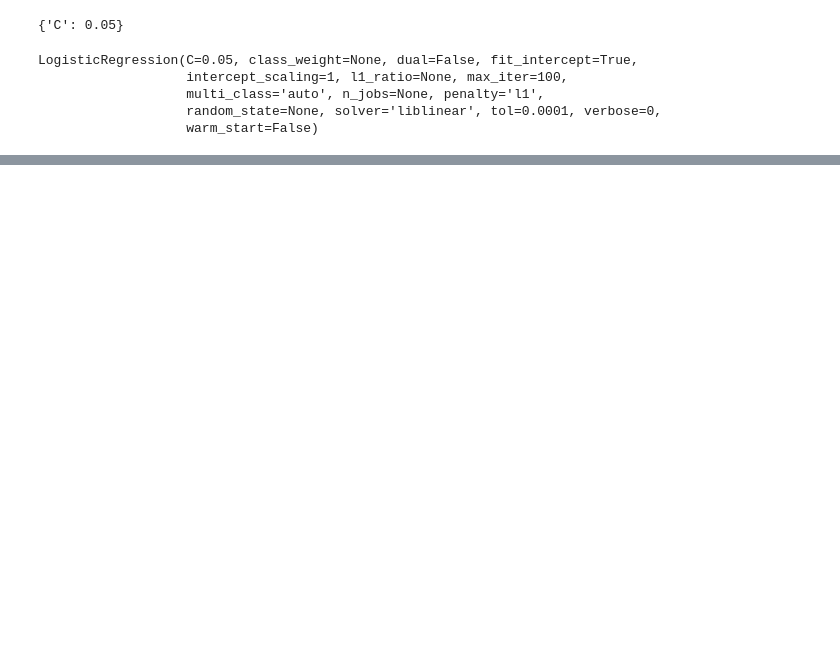
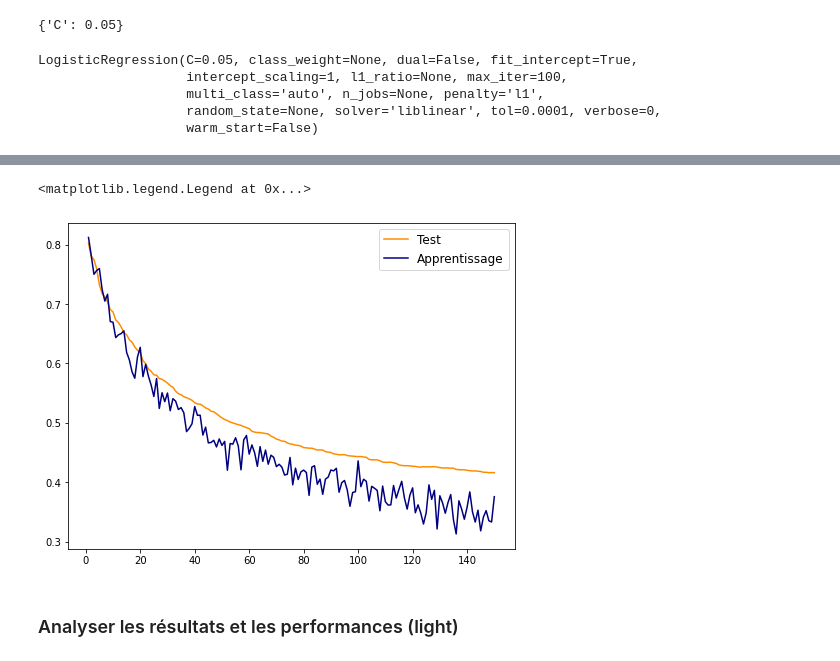
Before and after one commit to wil0u/python-formation-3, a Jupyter notebook: notebooks/TP_MLPython_ModelesPredictifChurn-Corrige.ipynb, the cells around one changed output, grey strips where cells are left out. Drawn from its saved outputs; the diff is of its cells as text; code cells hidden in the pictures; blank space fills up the shorter version.

```diff
--- a/notebooks/TP_MLPython_ModelesPredictifChurn-Corrige.ipynb
+++ b/notebooks/TP_MLPython_ModelesPredictifChurn-Corrige.ipynb
@@ -451,0 +622,10 @@ plt.legend(loc="upper right", fontsize=12)
+# %%
+# algo early stopping (150 itération)
+
+gbt_Rand150=GradientBoostingClassifier(loss='deviance', learning_rate=0.05,
+                           n_estimators=150,
+                           subsample=0.5, min_samples_split=30, min_samples_leaf=20,
+                           min_weight_fraction_leaf=0.005,
+                           max_depth=3,max_leaf_nodes=12,max_features="sqrt", random_state=42)
+# Apprentissage du modele
+gbt_Rand150.fit(X_train,y_train)
@@ -452,3 +643,26 @@ plt.legend(loc="upper right", fontsize=12)
+# %%
+niter=150
+iter = np.arange(niter) + 1
+test_deviance = np.zeros((niter,), dtype=np.float64)
+# staged_decision_functio : décision fonction à chaque iteration
+for i, y_pred in enumerate(gbt_Rand150.staged_decision_function(X_test)):
+    # clf.loss_ assumes that y_test[i] in {0, 1}
+    test_deviance[i] = gbt_Rand150.loss_(y_test, y_pred)
+
+plt.figure(figsize=(8, 6))
+# Erreur sur le test (evolution deviance)
+plt.plot(iter,test_deviance,label='Test',color='darkorange')
+        # min vers 100
+# Erreur sur apprentissage (evolution deviance)
+plt.plot(iter,gbt_Rand150.train_score_,label='Apprentissage',color='navy')
+# Diminution de l'erreur rapport modele precedant (par rapport au oob)
+#plt.plot(iter,gbt_noRand05.oob_improvement_)
+plt.legend(loc="upper right", fontsize=12)
+# %% [output]
+<matplotlib.legend.Legend at 0x...>
+[figure, added]
+# %% [markdown]
+### Analyser les résultats et les performances (light)
 # %%
 # Prediction des probabilités de 1 , array2d
 probas_test = gbt_noRand05.predict_proba(X_test)[:,1]
```
Also changed, not shown: parts of 79 cells of this notebook, 2 other files.
